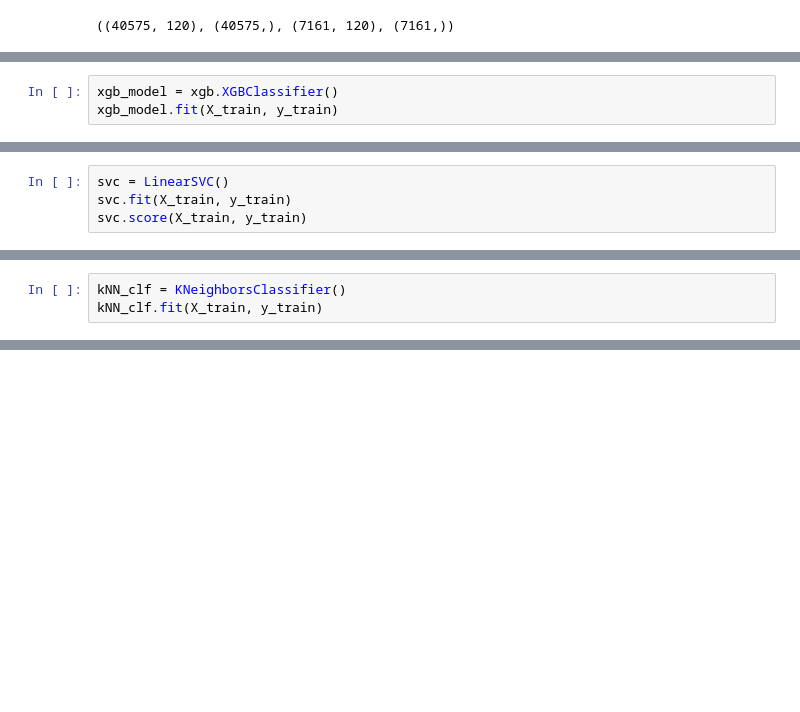
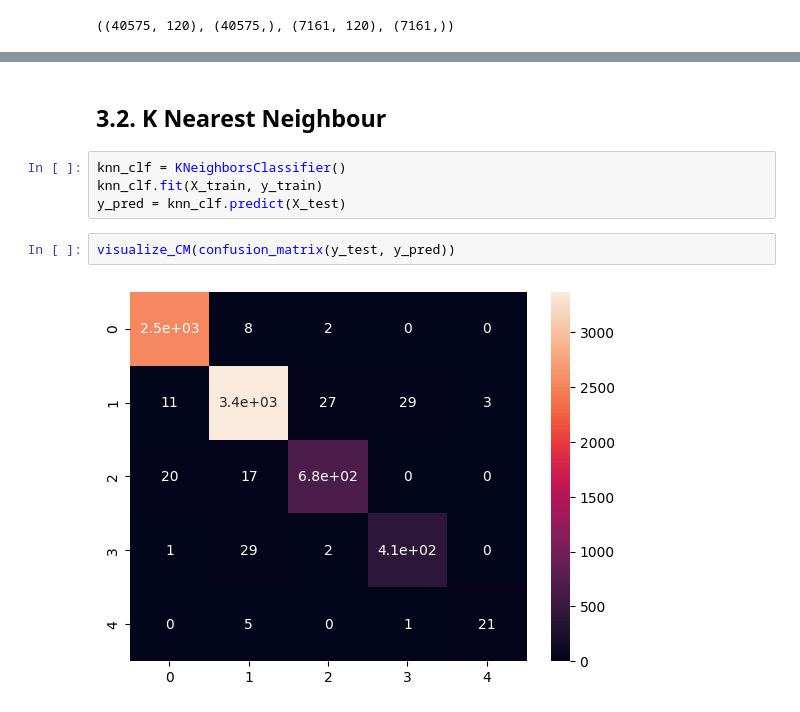
Before and after one commit to KostasEreksonas/IDS_test, a Jupyter notebook: NSL-KDD.ipynb, the cells around one changed output, grey strips where cells are left out. Drawn from its saved outputs; the diff is of its cells as text; blank space fills up the shorter version.

Commit message:
Updated model scores

```diff
--- a/NSL-KDD.ipynb
+++ b/NSL-KDD.ipynb
@@ -737,3 +402,0 @@ Stack trace:
-# %%
-xgb_model = xgb.XGBClassifier()
-xgb_model.fit(X_train, y_train)
@@ -782,4 +402,0 @@ MAE: 0.01703672671414607
-# %%
-svc = LinearSVC()
-svc.fit(X_train, y_train)
-svc.score(X_train, y_train)
@@ -813,3 +402,0 @@ svc.get_params()
-# %%
-kNN_clf = KNeighborsClassifier()
-kNN_clf.fit(X_train, y_train)
@@ -835,0 +427,10 @@ array([[2497,   13,   19,    3,    0],
+# %% [markdown]
+## 3.2. K Nearest Neighbour
+# %%
+knn_clf = KNeighborsClassifier()
+knn_clf.fit(X_train, y_train)
+y_pred = knn_clf.predict(X_test)
+# %%
+visualize_CM(confusion_matrix(y_test, y_pred))
+# %% [output]
+[figure, added]
```
Also changed, not shown: parts of 96 cells of this notebook.
